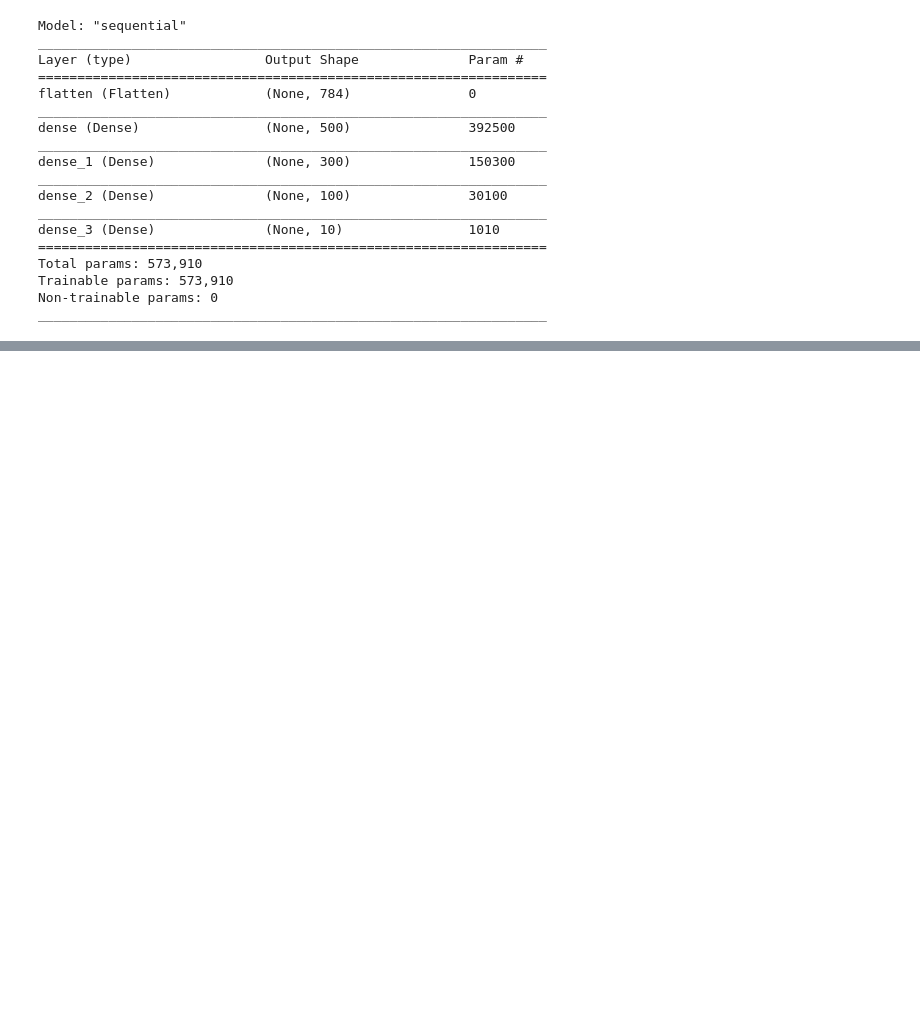
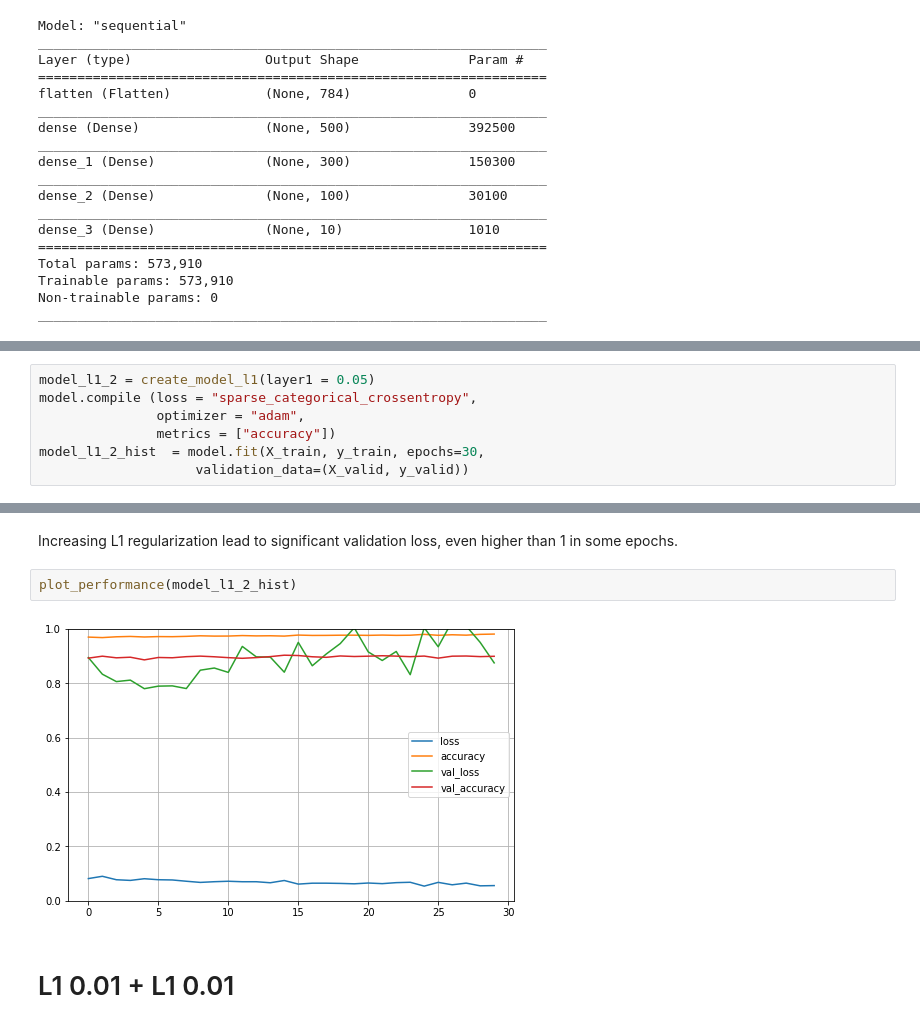
Before and after one commit to nopynospy/apu_deep_learning, a Jupyter notebook: Lab_4.ipynb, the cells around one changed output, grey strips where cells are left out. Cells and saved outputs as stored; diff of their text form; blank space fills up the shorter version.

Commit message:
Add L1, L2 regularization lab 4 experiments

```diff
--- a/Lab_4.ipynb
+++ b/Lab_4.ipynb
@@ -324,0 +434,7 @@ _________________________________________________________________
+# %%
+model_l1_2 = create_model_l1(layer1 = 0.05)
+model.compile (loss = "sparse_categorical_crossentropy",
+               optimizer = "adam",
+               metrics = ["accuracy"])
+model_l1_2_hist  = model.fit(X_train, y_train, epochs=30,
+                    validation_data=(X_valid, y_valid))
@@ -324,0 +459,8 @@ _________________________________________________________________
+# %% [markdown]
+Increasing L1 regularization lead to significant validation loss, even higher than 1 in some epochs.
+# %%
+plot_performance(model_l1_2_hist)
+# %% [output]
+[figure, added]
+# %% [markdown]
+# L1 0.01 + L1 0.01
```
Also changed, not shown: parts of 33 cells of this notebook.
